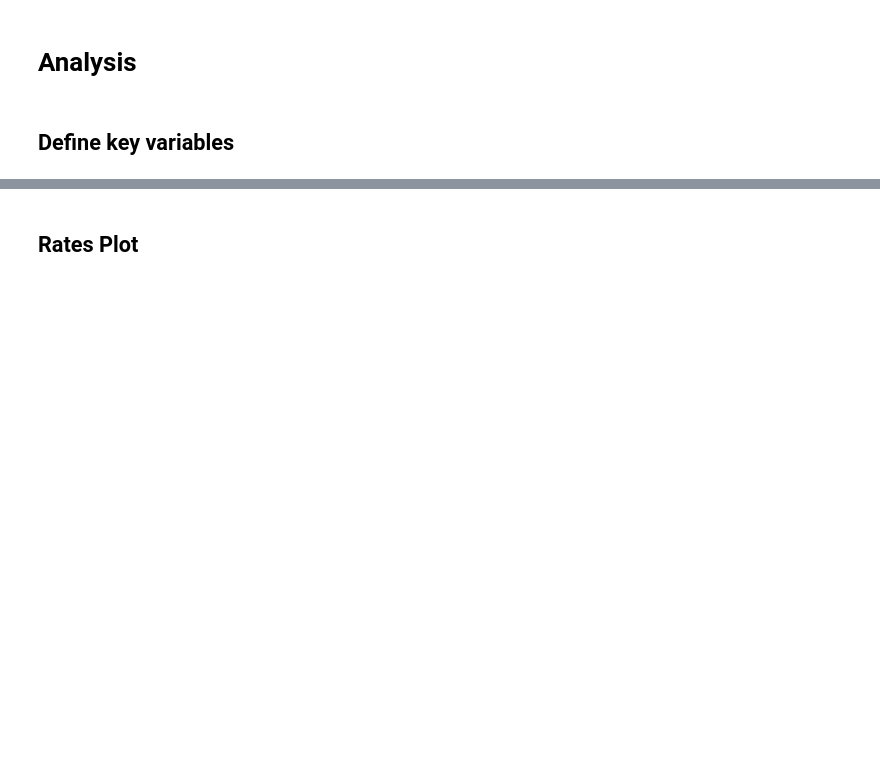
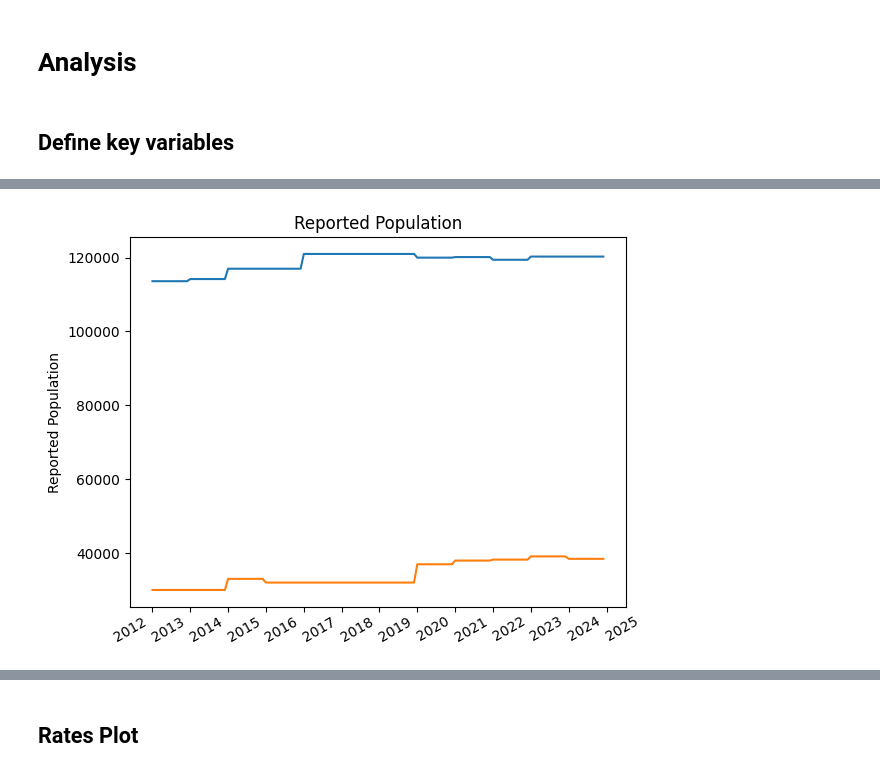
Before and after one commit to jade-fp/hub-gra-cwcb-rates, a Jupyter notebook: analysis_new.ipynb, the cells around one changed output, grey strips where cells are left out. Drawn from its saved outputs; the diff is of its cells as text; code cells hidden in the pictures; blank space fills up the shorter version.

```diff
--- a/analysis_new.ipynb
+++ b/analysis_new.ipynb
@@ -1293,0 +2020,17 @@ sel_category = 'res-SF'
+# %%
+#___ calculate GCPD from the 1051HB data for the selected provider ___#
+   # NOTE: currently uses only the combined residential category <2026-05-30>
+data_HB_gpcd = (data_HB_metered['residential']['combined']
+                .loc[(sel_provider,slice(None),'Potable Treated')]
+                .join(data_HB_population['yearly'])
+                .reset_index(['DNR 1051 Report Name','account_id','Report Year']
+                             ,drop=True)
+                .sort_index()
+                [['Metered Use (gallons)',
+                  'Permanent Residential Population',
+                  'Transient Population',
+                  'Total Population'
+                ]])
+data_HB_gpcd = fxn_gpcd(data_HB_gpcd)
+
+data_HB_gpcd.head()
@@ -1293,0 +2066,4 @@ sel_category = 'res-SF'
+# %%
+plt_GPCD_population(data_HB_gpcd)
+# %% [output]
+[figure, added]
```
Also changed, not shown: parts of 154 cells of this notebook, 1 other file.
